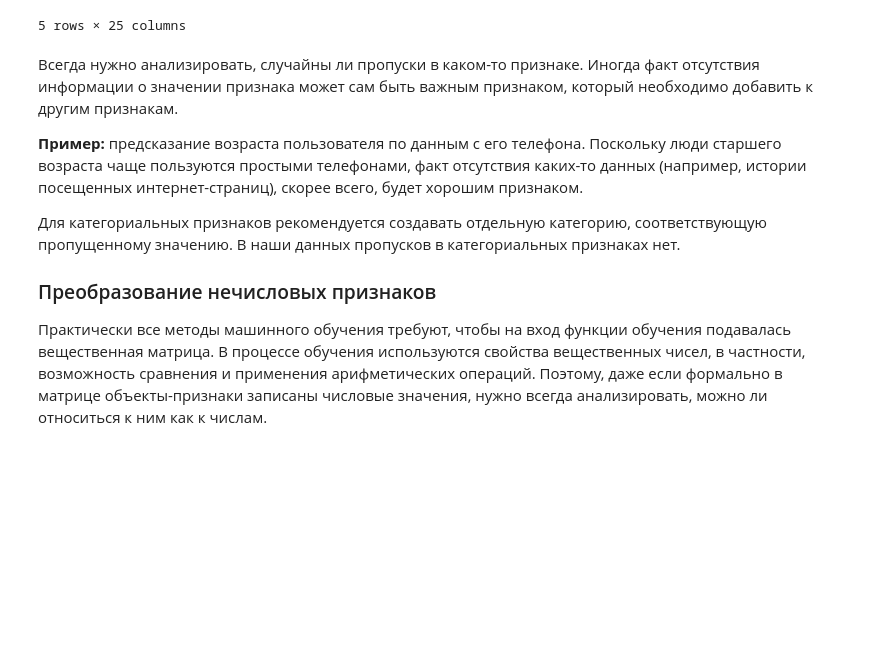
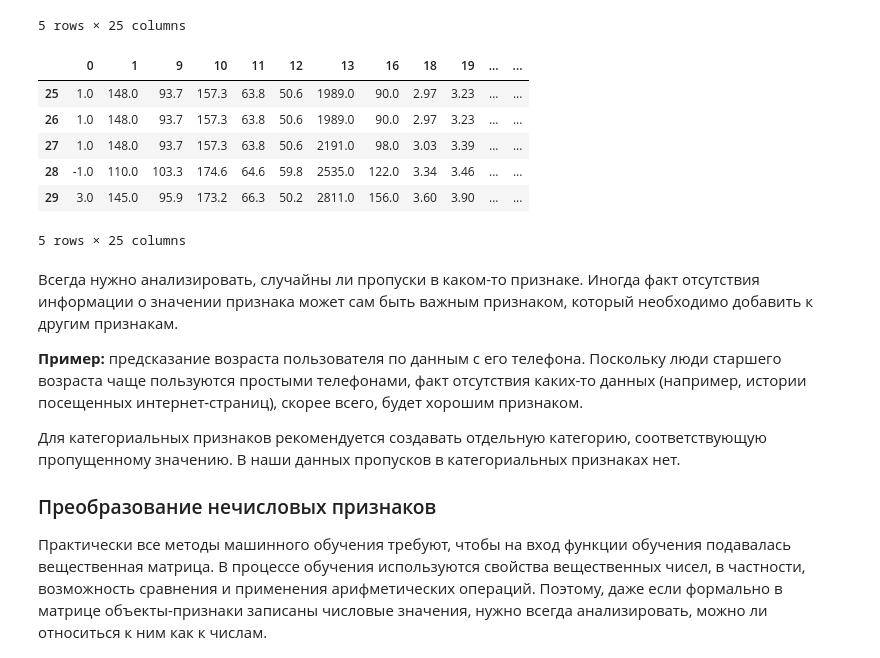
Before and after one commit to darkydash/ml_hse_bi_22_23, a Jupyter notebook: sem03_sklearn_knn/sem03-sklearn-knn.ipynb, the cells around one changed output. Cells and saved outputs as stored; diff of their text form; code cells hidden in the pictures; blank space fills up the shorter version.

```diff
--- a/sem03_sklearn_knn/sem03-sklearn-knn.ipynb
+++ b/sem03_sklearn_knn/sem03-sklearn-knn.ipynb
@@ -113,6 +113,16 @@ X_no_mis.head()
 | 3 | 2.0 | 164.0 | 99.8 | 176.6 | 66.2 | 54.3 | 2337.0 | 109.0 | 3.19 | 3.40 | ... | ... |
 | 4 | 2.0 | 164.0 | 99.4 | 176.6 | 66.4 | 54.3 | 2824.0 | 136.0 | 3.19 | 3.40 | ... | ... |
 5 rows × 25 columns
+# %%
+X_no_mis.iloc[25:30]
+# %% [output]
+|  | 0 | 1 | 9 | 10 | 11 | 12 | 13 | 16 | 18 | 19 | ... | ... |
+| 25 | 1.0 | 148.0 | 93.7 | 157.3 | 63.8 | 50.6 | 1989.0 | 90.0 | 2.97 | 3.23 | ... | ... |
+| 26 | 1.0 | 148.0 | 93.7 | 157.3 | 63.8 | 50.6 | 1989.0 | 90.0 | 2.97 | 3.23 | ... | ... |
+| 27 | 1.0 | 148.0 | 93.7 | 157.3 | 63.8 | 50.6 | 2191.0 | 98.0 | 3.03 | 3.39 | ... | ... |
+| 28 | -1.0 | 110.0 | 103.3 | 174.6 | 64.6 | 59.8 | 2535.0 | 122.0 | 3.34 | 3.46 | ... | ... |
+| 29 | 3.0 | 145.0 | 95.9 | 173.2 | 66.3 | 50.2 | 2811.0 | 156.0 | 3.60 | 3.90 | ... | ... |
+5 rows × 25 columns
 # %% [markdown]
 Всегда нужно анализировать, случайны ли пропуски в каком-то признаке. Иногда факт отсутствия информации о значении признака может сам быть важным признаком, который необходимо добавить к другим признакам.
 
```
Also changed, not shown: parts of 7 cells of this notebook, 3 other files.
